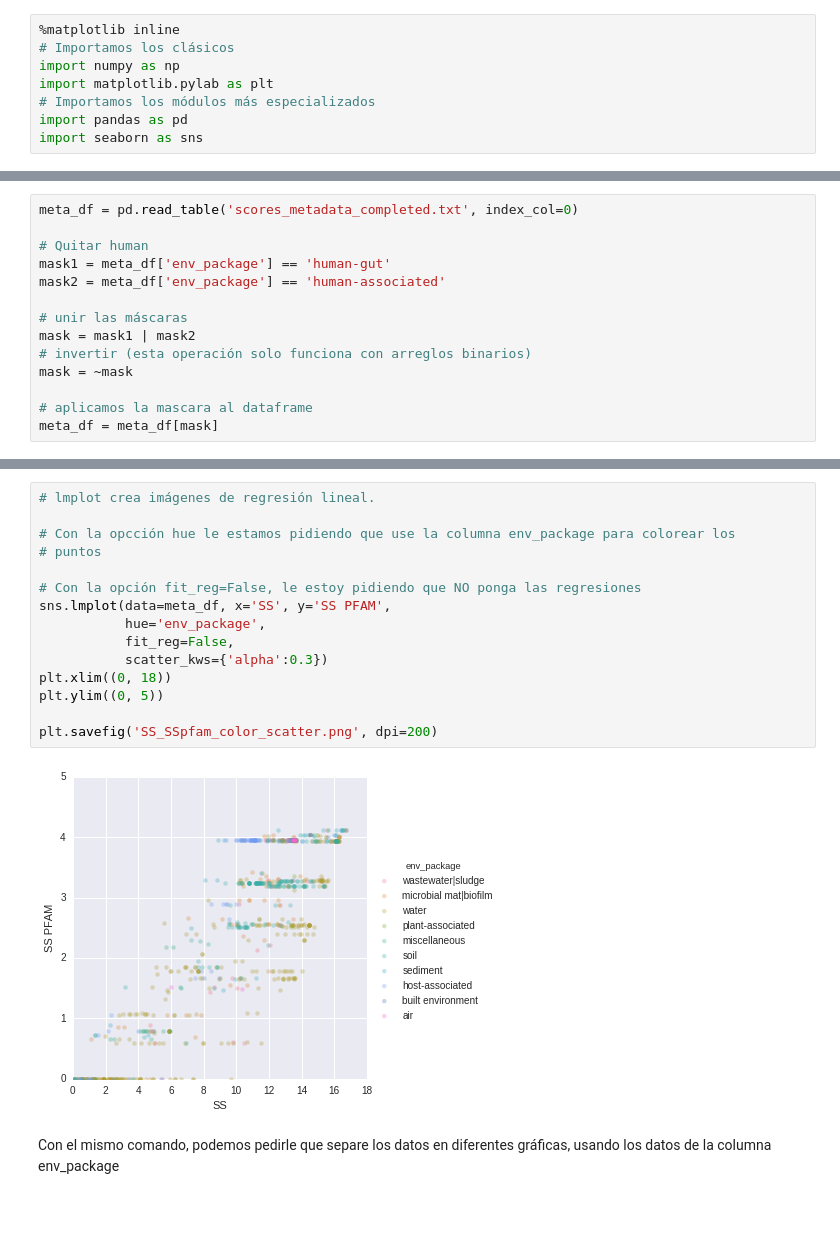
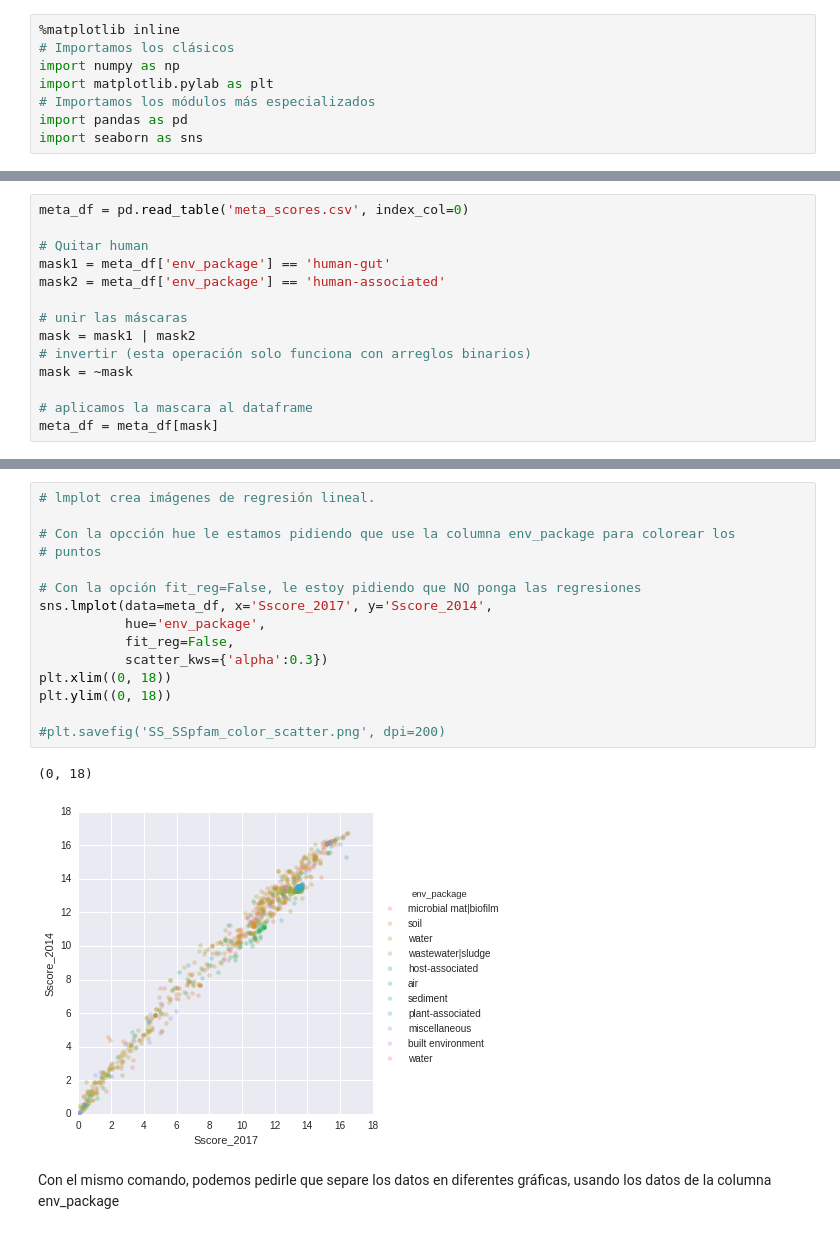
Before and after one commit to eead-csic-compbio/metagenome_Pfam_score, a Jupyter notebook: data/metagenomic_dataset/Scatter_regresion.ipynb, the cells around one changed output, grey strips where cells are left out. Cells and saved outputs as stored; diff of their text form.

```diff
--- a/data/metagenomic_dataset/Scatter_regresion.ipynb
+++ b/data/metagenomic_dataset/Scatter_regresion.ipynb
@@ -25,5 +11,5 @@ Entonces, cargamos las tablas con metadatos en un _dataframe_ de _pandas_.
 # %%
-meta_df = pd.read_table('scores_metadata_completed.txt', index_col=0)
+meta_df = pd.read_table('meta_scores.csv', index_col=0)
 
 # Quitar human
 mask1 = meta_df['env_package'] == 'human-gut'
@@ -83,20 +40,21 @@ dtype: int64
 # %%
 # lmplot crea imágenes de regresión lineal.
 
 # Con la opcción hue le estamos pidiendo que use la columna env_package para colorear los
 # puntos
 
 # Con la opción fit_reg=False, le estoy pidiendo que NO ponga las regresiones
-sns.lmplot(data=meta_df, x='SS', y='SS PFAM',
+sns.lmplot(data=meta_df, x='Sscore_2017', y='Sscore_2014',
            hue='env_package',
            fit_reg=False,
            scatter_kws={'alpha':0.3})
 plt.xlim((0, 18))
-plt.ylim((0, 5))
+plt.ylim((0, 18))
 
-plt.savefig('SS_SSpfam_color_scatter.png', dpi=200)
+#plt.savefig('SS_SSpfam_color_scatter.png', dpi=200)
 # %% [output]
+(0, 18)
-[figure, old version]
+[figure, new version]
 # %% [markdown]
 Con el mismo comando, podemos pedirle que separe los datos en diferentes gráficas, usando los datos de la columna env_package
 # %%
```
Also changed, not shown: parts of 12 cells of this notebook.
